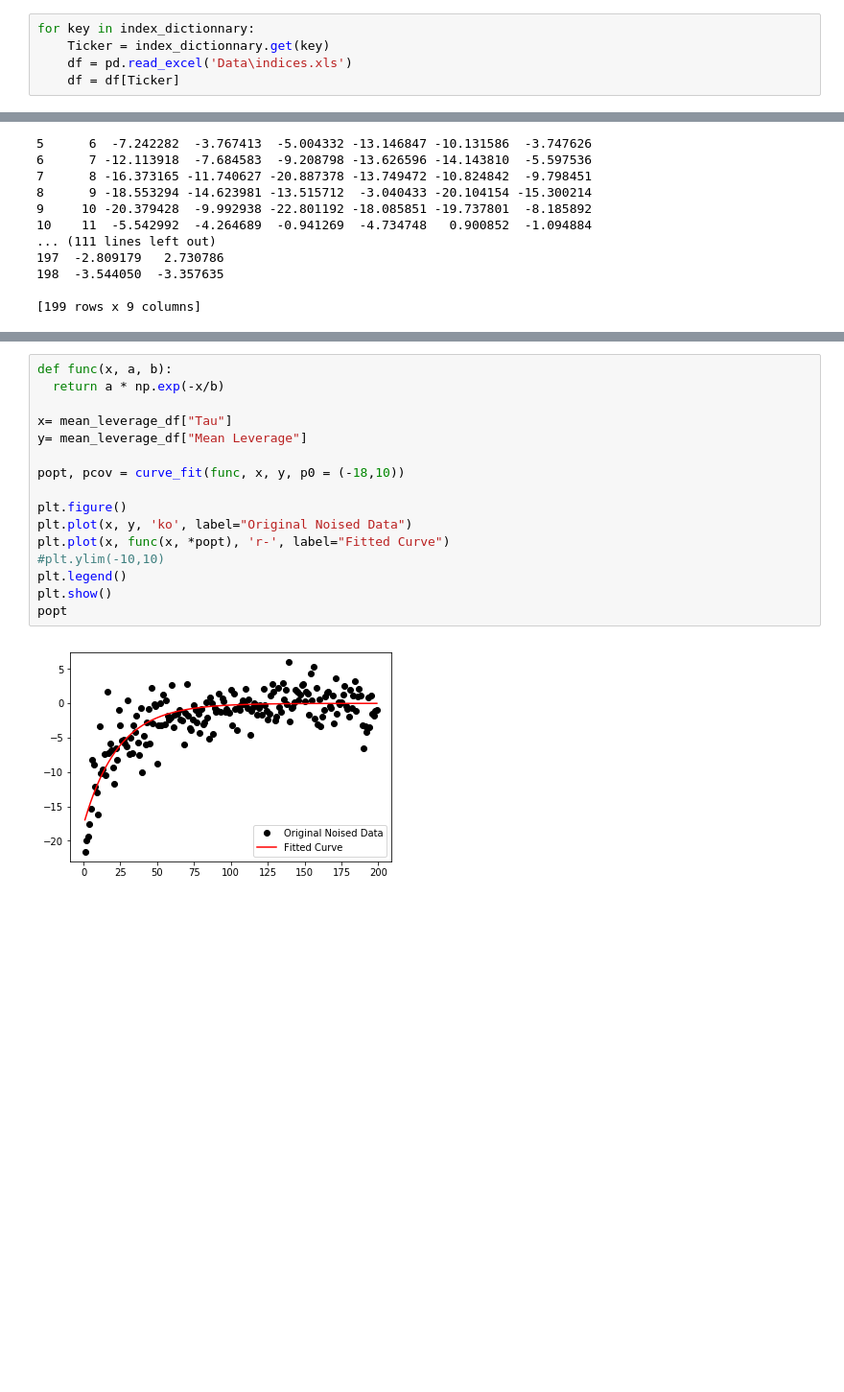
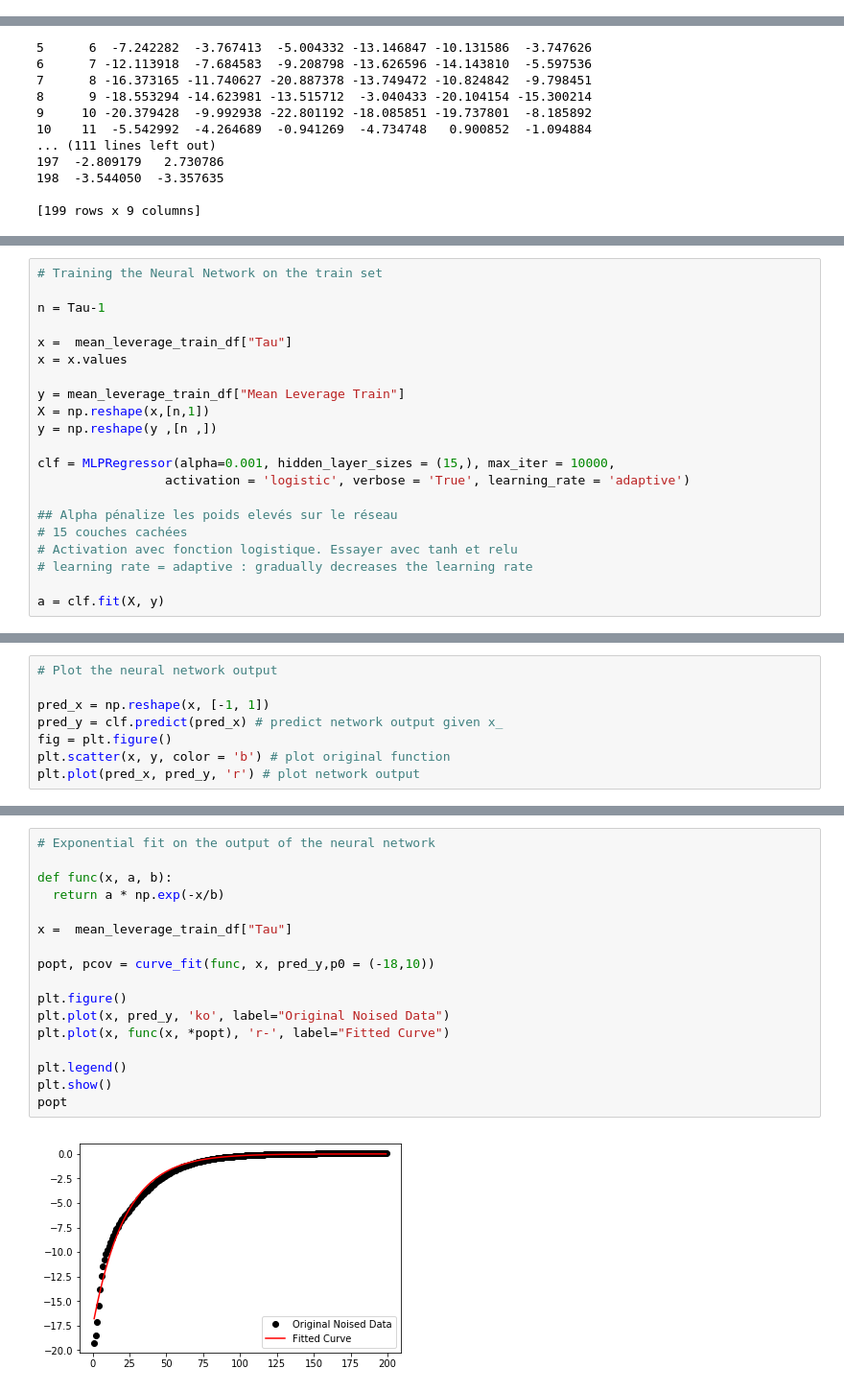
Before and after one commit to romainwk/Reactive-Covariance, a Jupyter notebook: The Leverage Effect - Part I .ipynb, the cells around one changed output, grey strips where cells are left out. Shown at 96% size. Cells and saved outputs as stored; diff of their text form; blank space fills up the shorter version.

```diff
--- a/The Leverage Effect - Part I .ipynb
+++ b/The Leverage Effect - Part I .ipynb
@@ -29,8 +75,3 @@ index_df.head()
-# %%
-for key in index_dictionnary:
-    Ticker = index_dictionnary.get(key)
-    df = pd.read_excel('Data\indices.xls')
-    df = df[Ticker]
 # %%
 ## Le but de cette classe est de regrouper les méthodes permettant le calcul du leverage
 ## L'idée est ensuite de pouvoir calculer rapidement le leverage en loopant sur des centaines de stocks et indices
@@ -134,0 +199,21 @@ mean_leverage_df.plot.scatter(x = "Tau", y = "Mean Leverage" ) # Plot pour voir
+# %%
+# Training the Neural Network on the train set
+
+n = Tau-1
+
+x =  mean_leverage_train_df["Tau"]
+x = x.values
+
+y = mean_leverage_train_df["Mean Leverage Train"]
+X = np.reshape(x,[n,1])
+y = np.reshape(y ,[n ,])
+
+clf = MLPRegressor(alpha=0.001, hidden_layer_sizes = (15,), max_iter = 10000,
+                 activation = 'logistic', verbose = 'True', learning_rate = 'adaptive')
+
+## Alpha pénalize les poids elevés sur le réseau
+# 15 couches cachées
+# Activation avec fonction logistique. Essayer avec tanh et relu
+# learning rate = adaptive : gradually decreases the learning rate
+
+a = clf.fit(X, y)
@@ -134,0 +242,8 @@ mean_leverage_df.plot.scatter(x = "Tau", y = "Mean Leverage" ) # Plot pour voir
+# %%
+# Plot the neural network output
+
+pred_x = np.reshape(x, [-1, 1])
+pred_y = clf.predict(pred_x) # predict network output given x_
+fig = plt.figure()
+plt.scatter(x, y, color = 'b') # plot original function
+plt.plot(pred_x, pred_y, 'r') # plot network output
@@ -135,18 +256,19 @@ mean_leverage_df.plot.scatter(x = "Tau", y = "Mean Leverage" ) # Plot pour voir
 # %%
+# Exponential fit on the output of the neural network
+
 def func(x, a, b):
   return a * np.exp(-x/b)
 
-x= mean_leverage_df["Tau"]
-y= mean_leverage_df["Mean Leverage"]
+x =  mean_leverage_train_df["Tau"]
 
-popt, pcov = curve_fit(func, x, y, p0 = (-18,10))
+popt, pcov = curve_fit(func, x, pred_y,p0 = (-18,10))
 
 plt.figure()
-plt.plot(x, y, 'ko', label="Original Noised Data")
+plt.plot(x, pred_y, 'ko', label="Original Noised Data")
 plt.plot(x, func(x, *popt), 'r-', label="Fitted Curve")
-#plt.ylim(-10,10)
+
 plt.legend()
 plt.show()
 popt
 # %% [output]
-[figure, old version]
+[figure, new version]
```
Also changed, not shown: parts of 24 cells of this notebook.
